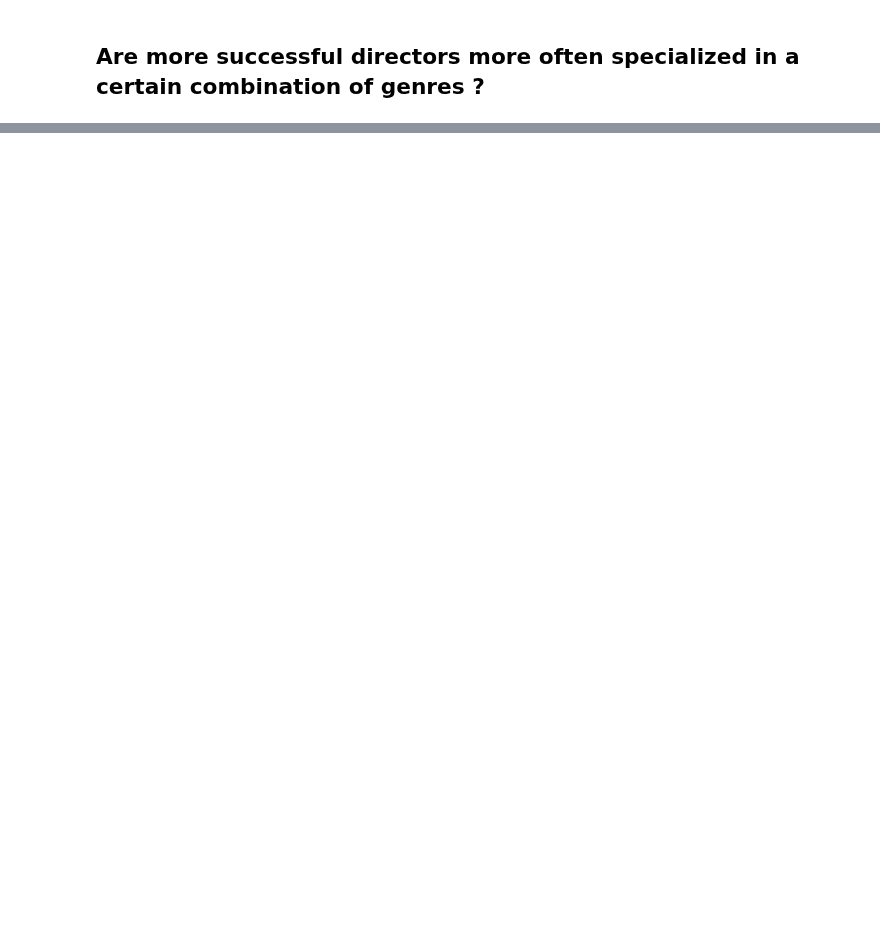
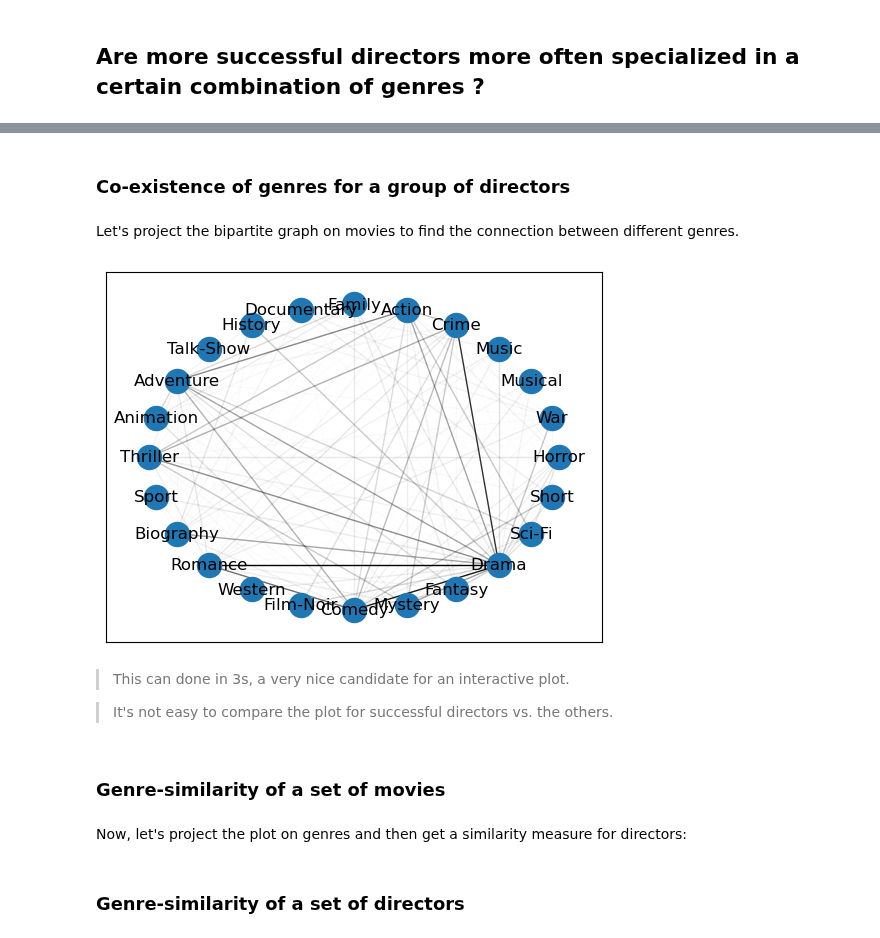
Before and after one commit to epfl-ada/ada-2023-project-crunchychicken, a Jupyter notebook: style-evolution.ipynb, the cells around one changed output, grey strips where cells are left out. Cells and saved outputs as stored; diff of their text form; code cells hidden in the pictures; blank space fills up the shorter version.

```diff
--- a/style-evolution.ipynb
+++ b/style-evolution.ipynb
@@ -378,0 +603,47 @@ Extend the codes in `clemence_P3.ipynb`.
+# %% [markdown]
+### Co-existence of genres for a group of directors
+# %% [markdown]
+Let's project the bipartite graph on movies to find the connection between different genres.
+# %%
+def get_genre_coexistence_graph(movies, directors):
+    """Returns a weighted graph of genres based on their co-existence in movies of a set of directors."""
+
+    # Get a tripartite graph
+    B, _, nodes_genres, _ = get_bipartite_graph(
+        movies=movies[movies.directors.str.split(',').apply(lambda ds: any([d in directors.index for d in ds]))],
+        genres=None,
+        directors=directors.index,
+    )
+
+    # Project the graph on movies
+    MG = nx.bipartite.projected_graph(B, nodes_genres, multigraph=True)
+    # Omit the directors
+    MG = MG.subgraph(nodes_genres)
+
+    # Reduce multiple edges to a weighted edge
+    G = nx.Graph()
+    G.add_nodes_from(nodes_genres)
+    for u in nodes_genres:
+        for v in nodes_genres:
+            if u is v: continue
+            G.add_edge(u, v, weight=MG.number_of_edges(u, v))
+
+    return G
+# %%
+G = get_genre_coexistence_graph(
+    movies=movies,
+    directors=directors[directors['avg-3'] > 40],
+)
+
+layout = nx.circular_layout(G)
+draw_weighted_graph(G, layout=layout, with_labels=True, normalize_wights=True)
+# %% [output]
+[figure, added]
+# %% [markdown]
+> This can done in 3s, a very nice candidate for an interactive plot.
+
+> It's not easy to compare the plot for successful directors vs. the others.
+# %% [markdown]
+### Genre-similarity of a set of movies
+# %% [markdown]
+Now, let's project the plot on genres and then get a similarity measure for directors:
@@ -378,0 +683,2 @@ Extend the codes in `clemence_P3.ipynb`.
+# %% [markdown]
+### Genre-similarity of a set of directors
```
Also changed, not shown: parts of 34 cells of this notebook.
